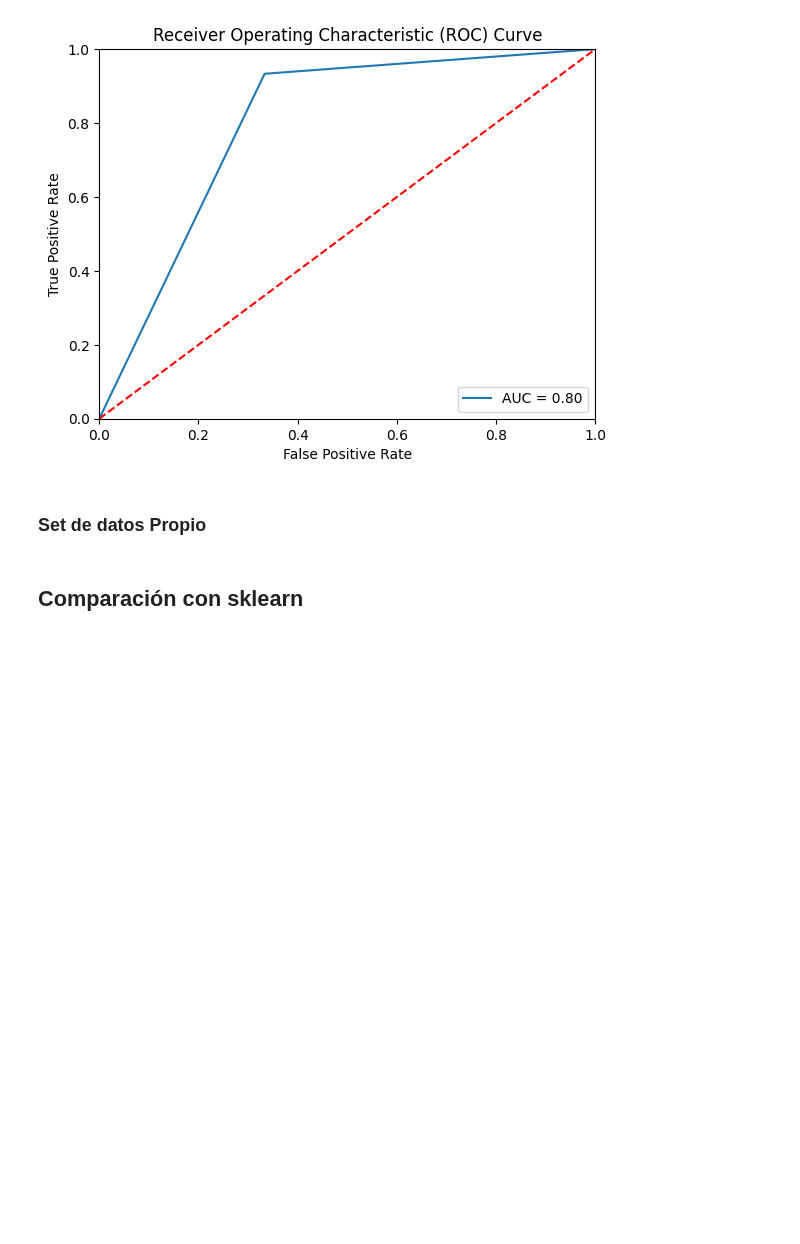
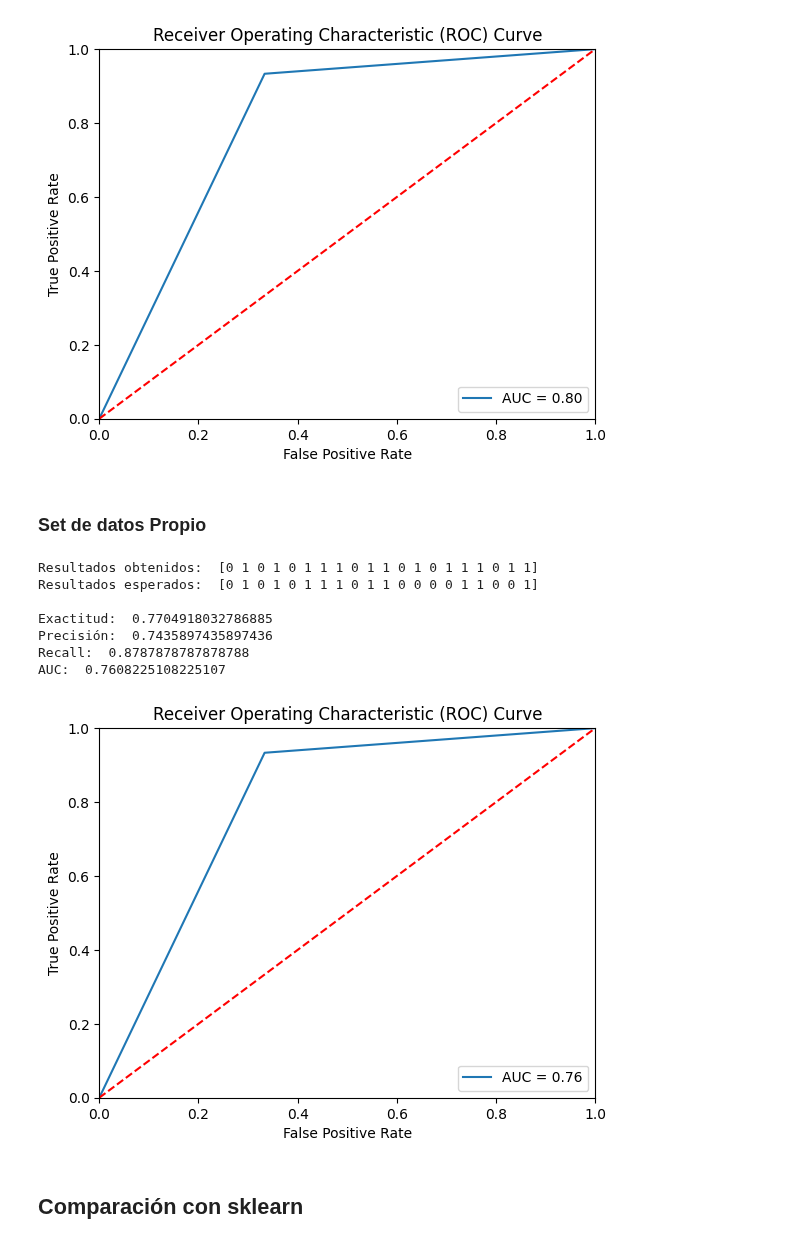
Before and after one commit to JulianCamacho/CE-5506-Reconocimiento-de-Patrones, a Jupyter notebook: Proyecto1/Proyecto1.ipynb, the cells around one changed output. Saved outputs shown, nothing was run; the diff lists cells and outputs as text; code cells hidden in the pictures; blank space fills up the shorter version.

```diff
--- a/Proyecto1/Proyecto1.ipynb
+++ b/Proyecto1/Proyecto1.ipynb
@@ -413,18 +410,4 @@ def predict(example, decision_tree):
         return predict(example, decision_tree['above'])
 # %% [markdown]
 ### Set de datos Red Wine Quality
-# %%
-# Leer los datos
-data = pd.read_csv('https://archive.ics.uci.edu/ml/machine-learning-databases/wine-quality/winequality-red.csv', sep=';')
-
-# Dividir los datos en conjunto de entrenamiento y prueba
-np.random.seed(0)
-train_data = data.sample(frac=0.8)
-test_data = data.drop(train_data.index)
-
-# Separar los predictores y las etiquetas
-X_train = train_data.drop('quality', axis=1)
-y_train = train_data['quality']
-X_test = test_data.drop('quality', axis=1)
-y_test = test_data['quality']
 # %%
@@ -580,6 +600,24 @@ AUC:  0.8
 [figure]
 # %% [markdown]
 ### Set de datos Propio
+# %%
+#Instanciar clasificador
+distance_classifier = KNearestNeighbors(X_train_heart, y_train_heart, n_neighbors=7, weights='uniform')
+distance_accuracy, y_pred, y_test_heart = distance_classifier.score(X_test_heart, y_test_heart)
+
+print("Resultados obtenidos: ", y_pred[:20])
+print("Resultados esperados: ", y_test_heart[:20], "\n")
+
+computeMetrics(y_test_heart, y_pred)
+# %% [output]
+Resultados obtenidos:  [0 1 0 1 0 1 1 1 0 1 1 0 1 0 1 1 1 0 1 1]
+Resultados esperados:  [0 1 0 1 0 1 1 1 0 1 1 0 0 0 0 1 1 0 0 1]
+
+Exactitud:  0.7704918032786885
+Precisión:  0.7435897435897436
+Recall:  0.8787878787878788
+AUC:  0.7608225108225107
+[figure, added]
 # %% [markdown]
 ## Comparación con sklearn
 # %% [markdown]
```
Also changed, not shown: parts of 17 cells of this notebook, 1 other file.
